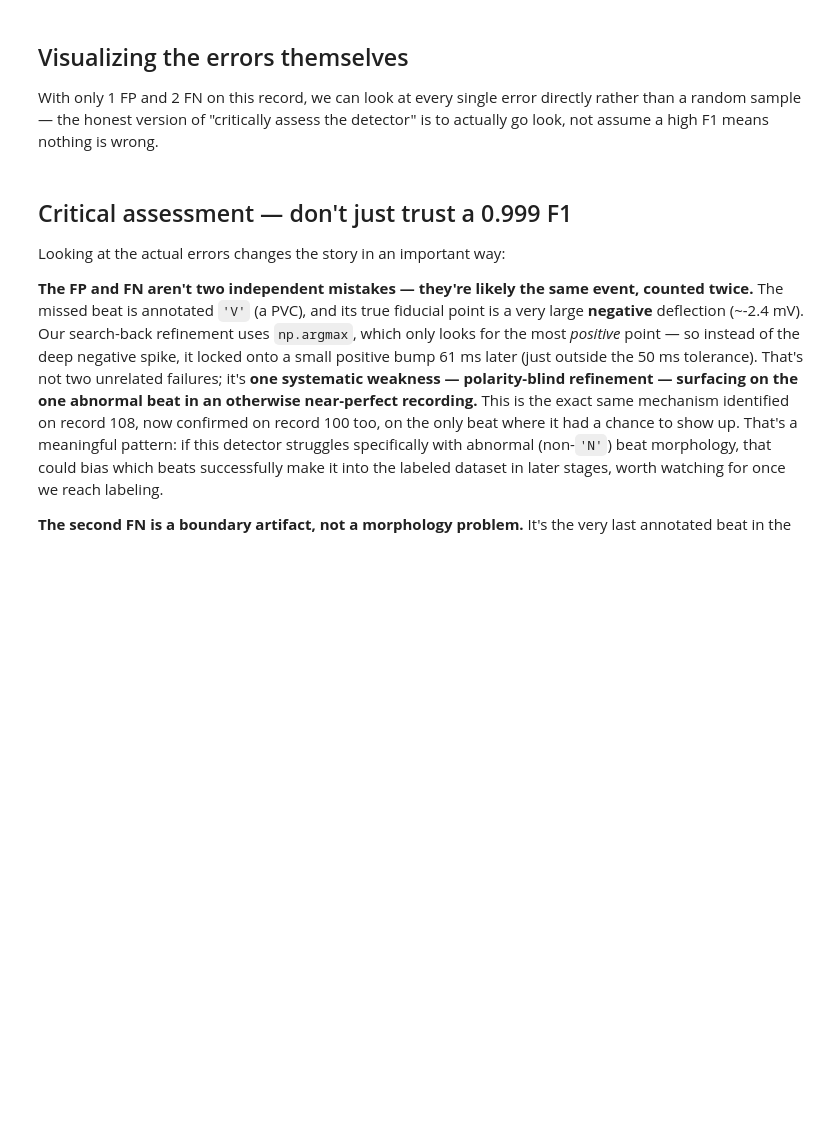
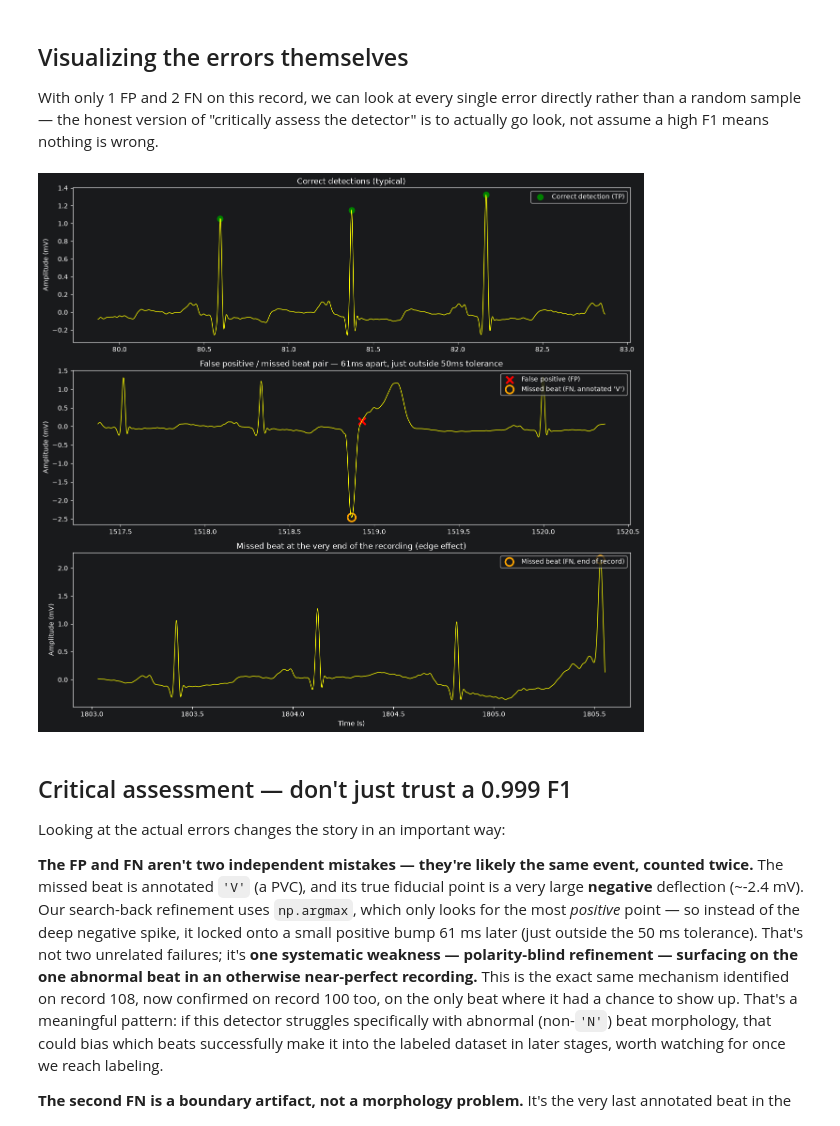
Before and after one commit to ksd-hap/ecg-signal-ml, a Jupyter notebook: notebooks/03_rpeak_detection.ipynb, the cells around one changed output. Drawn from its saved outputs; the diff is of its cells as text; code cells hidden in the pictures; blank space fills up the shorter version.

```diff
--- a/notebooks/03_rpeak_detection.ipynb
+++ b/notebooks/03_rpeak_detection.ipynb
@@ -619,7 +627,7 @@ t0 = match_results["tp_detected"][100] / fs
 w0s, w0e = t0 - 1.5, t0 + 1.5
 m0 = (time >= w0s) & (time < w0e)
 tp_in = match_results["tp_detected"][(match_results["tp_detected"] / fs >= w0s) & (match_results["tp_detected"] / fs < w0e)]
-axes[0].plot(time[m0], filtered_signal[m0], color="black", linewidth=1.0)
+axes[0].plot(time[m0], filtered_signal[m0], color="yellow", linewidth=1.0)
 axes[0].scatter(tp_in / fs, filtered_signal[tp_in], color="green", marker="o", s=80, label="Correct detection (TP)")
 axes[0].set_title("Correct detections (typical)")
 axes[0].set_ylabel("Amplitude (mV)")
@@ -627,35 +635,37 @@ axes[0].legend(loc="upper right")
 
 # Panel 2: the FP and FN that turn out to be the same underlying event
 fp_s = match_results["fp"][0]
 fn_pvc_s = match_results["fn"][0]
 center = min(fp_s, fn_pvc_s) / fs
 w1s, w1e = center - 1.5, center + 1.5
 m1 = (time >= w1s) & (time < w1e)
-axes[1].plot(time[m1], filtered_signal[m1], color="black", linewidth=1.0)
+axes[1].plot(time[m1], filtered_signal[m1], color="yellow", linewidth=1.0)
 axes[1].scatter([fp_s / fs], [filtered_signal[fp_s]], color="red", marker="x", s=120,
                 linewidths=3, label="False positive (FP)")
 axes[1].scatter([fn_pvc_s / fs], [filtered_signal[fn_pvc_s]], color="orange", marker="o", s=150,
                 facecolors="none", linewidths=2.5, label="Missed beat (FN, annotated 'V')")
 axes[1].set_title("False positive / missed beat pair — 61ms apart, just outside 50ms tolerance")
 axes[1].set_ylabel("Amplitude (mV)")
 axes[1].legend(loc="upper right")
 
 # Panel 3: the end-of-record missed beat
 fn_edge_s = match_results["fn"][1]
 t2 = fn_edge_s / fs
 w2s, w2e = max(0, t2 - 2.5), t2 + 0.2
 m2 = (time >= w2s) & (time < w2e)
-axes[2].plot(time[m2], filtered_signal[m2], color="black", linewidth=1.0)
+axes[2].plot(time[m2], filtered_signal[m2], color="yellow", linewidth=1.0)
 axes[2].scatter([fn_edge_s / fs], [filtered_signal[fn_edge_s]], color="orange", marker="o", s=150,
                 facecolors="none", linewidths=2.5, label="Missed beat (FN, end of record)")
 axes[2].set_title("Missed beat at the very end of the recording (edge effect)")
 axes[2].set_xlabel("Time (s)")
 axes[2].set_ylabel("Amplitude (mV)")
 axes[2].legend(loc="upper right")
 
 fig.tight_layout()
 fig.savefig("../results/figures/09_error_examples.png", dpi=120)
 plt.show()
+# %% [output]
+[figure, added]
 # %% [markdown]
 ## Critical assessment — don't just trust a 0.999 F1
 
```
Also changed, not shown: parts of 3 cells of this notebook, 4 other files.
